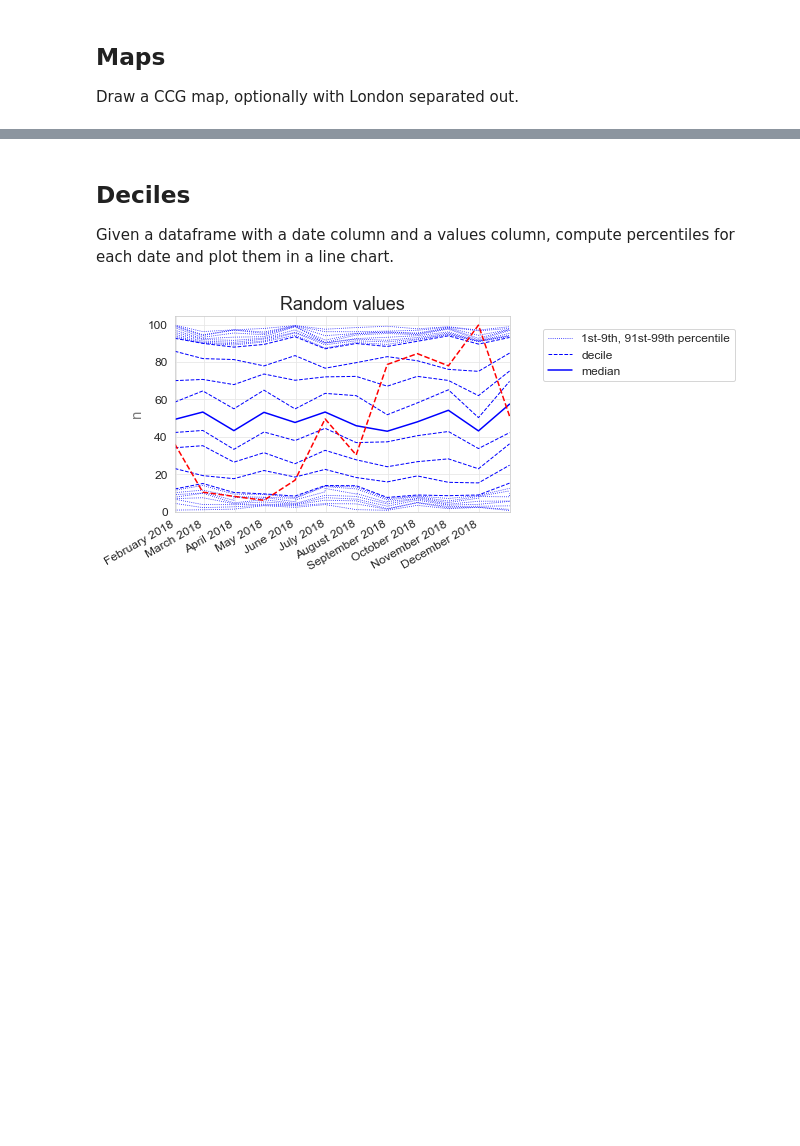
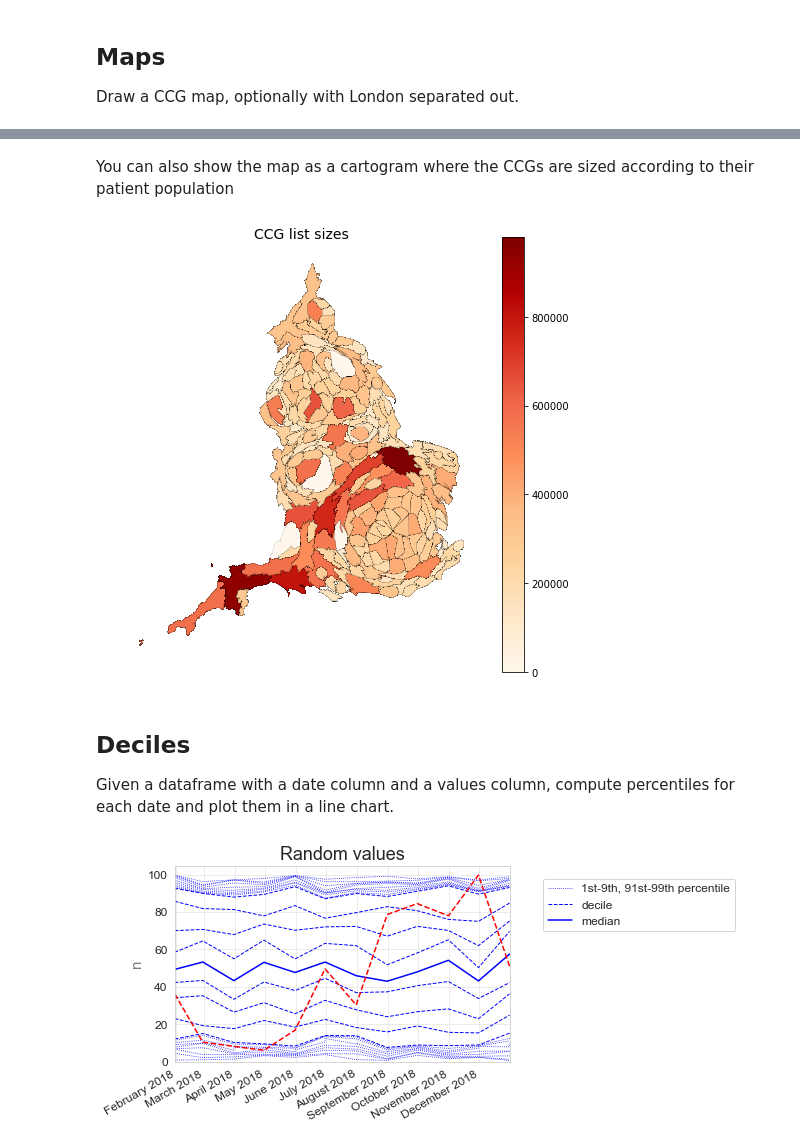
Before and after one commit to ebmdatalab/datalab-pandas, a Jupyter notebook: examples/charts.ipynb, the cells around one changed output, grey strips where cells are left out. Cells and saved outputs as stored; diff of their text form; code cells hidden in the pictures; blank space fills up the shorter version.

Commit message:
Add cartogram option for maps

```diff
--- a/examples/charts.ipynb
+++ b/examples/charts.ipynb
@@ -17,3 +16,10 @@ plt.show()
+# %% [markdown]
+You can also show the map as a cartogram where the CCGs are sized according to their patient population
+# %%
+plt = maps.ccg_map(df, title="CCG list sizes", column='total_list_size', cartogram=True, separate_london=False)
+plt.show()
+# %% [output]
+[figure, added]
 # %% [markdown]
 ## Deciles
 
```
Also changed, not shown: parts of 1 cell of this notebook, 3 other files.
